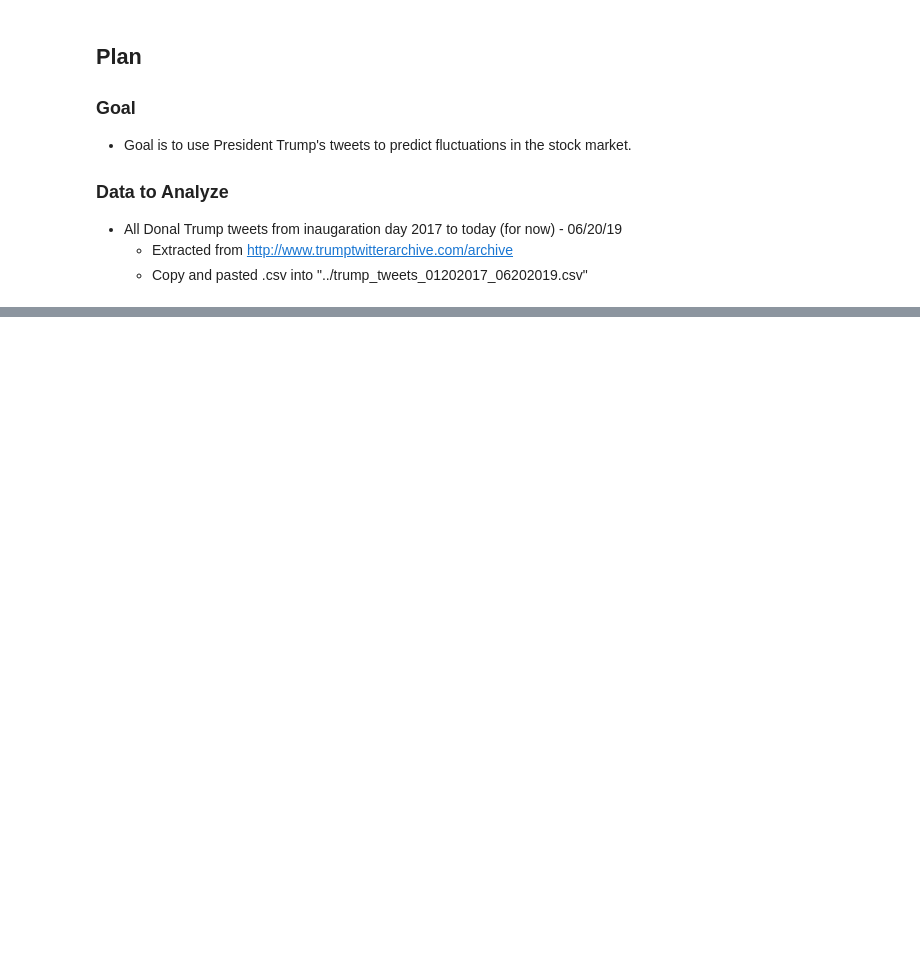
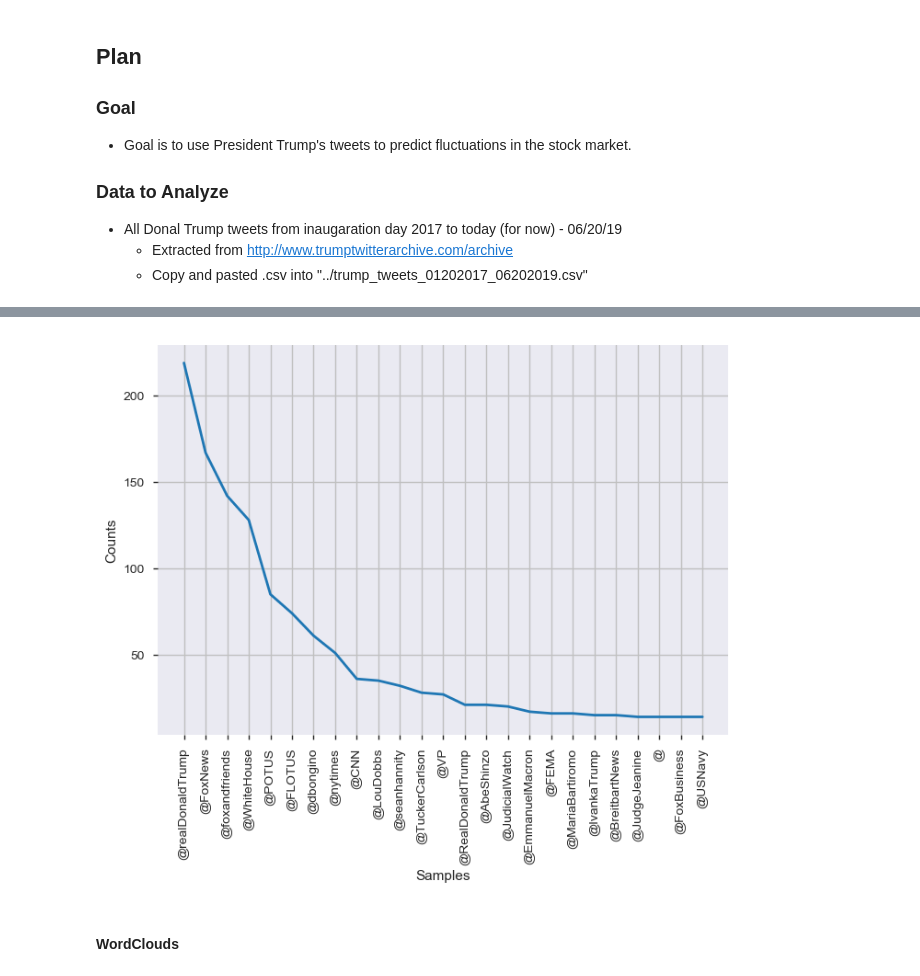
Before and after one commit to jirvingphd/dsc-5-capstone-project-online-ds-ft-021119, a Jupyter notebook: mod_5_final_project_wip.ipynb, the cells around one changed output, grey strips where cells are left out. Saved outputs shown, nothing was run; the diff lists cells and outputs as text; code cells hidden in the pictures; blank space fills up the shorter version.

```diff
--- a/mod_5_final_project_wip.ipynb
+++ b/mod_5_final_project_wip.ipynb
@@ -88,0 +267,21 @@ df.sort_values('case_ratio',ascending=False).head()
+# %%
+# CREATING METNION DICT
+column = 'mention_strings'
+at_pattern ='(@\w*)'
+ats_combined = df[column]
+ats_combined = ' '.join(ats_combined)
+ats_tokenized = regexp_tokenize(ats_combined, at_pattern)
+
+ATS = dict()
+ATS['tokens'] = ats_tokenized
+ATS['text'] = ats_combined
+
+# Frequency Distributions with NLTK FreqDist
+from nltk import FreqDist
+freq_ats = FreqDist(ATS['tokens'])
+with plt.style.context('seaborn-notebook'):
+    freq_ats.plot(25)
+# %% [output]
+[figure, added]
+# %% [markdown]
+#### WordClouds
```
Also changed, not shown: parts of 48 cells of this notebook, 10 other files.
